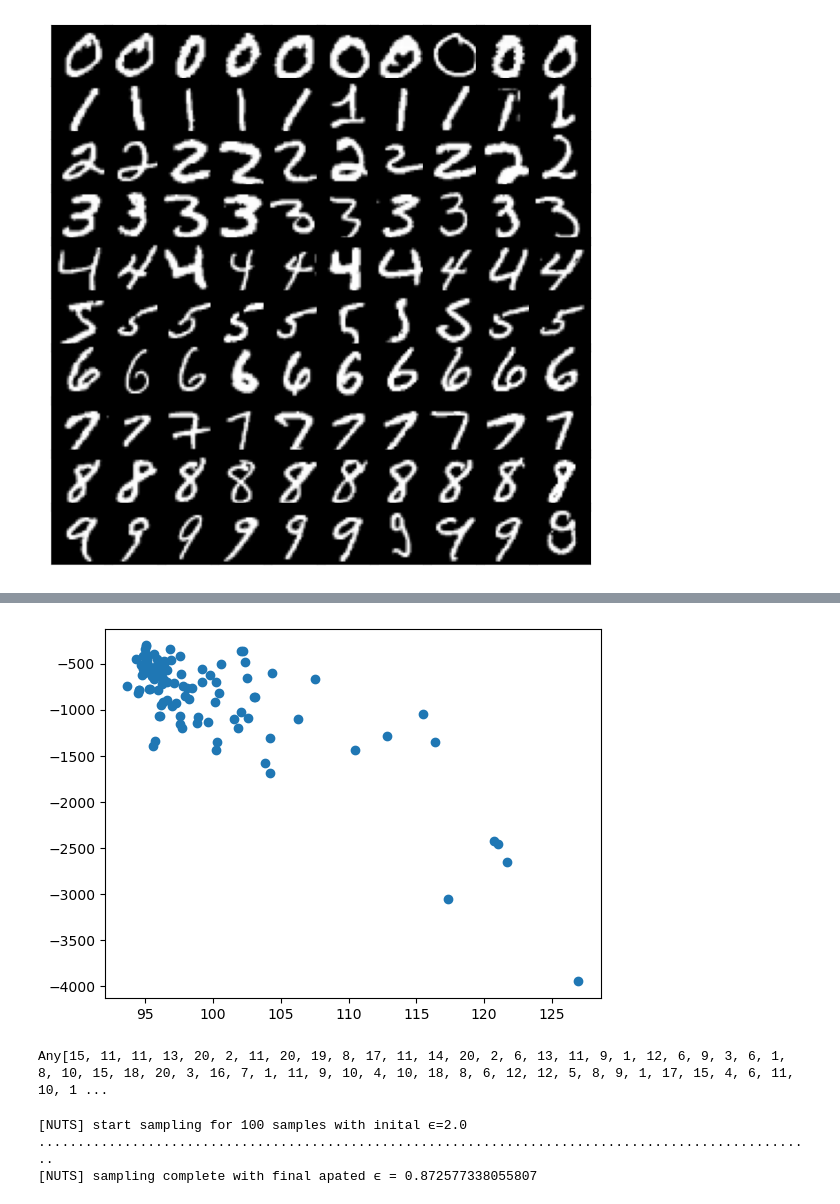
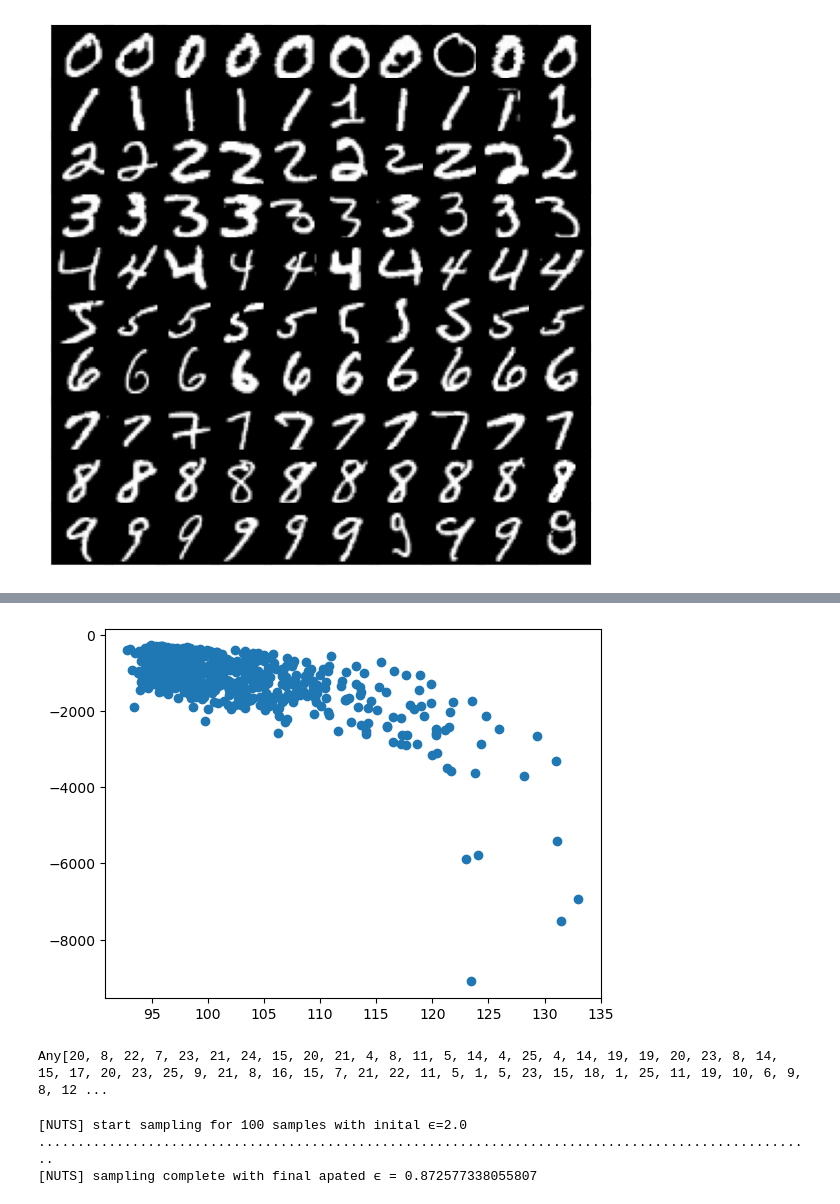
Before and after one commit to jberezow/OptDigits, a Jupyter notebook: Thesis-MNIST.ipynb, the cells around one changed output, grey strips where cells are left out. Cells and saved outputs as stored; diff of their text form; code cells hidden in the pictures.

Commit message:
PCA Plots

```diff
--- a/Thesis-MNIST.ipynb
+++ b/Thesis-MNIST.ipynb
@@ -355,31 +355,31 @@ display(reshape(new_trace2[(:W,2)],new_trace2[(:k,2)],new_trace2[(:k,1)]))
 # %%
 #Test Likelihood
 obs_master = choicemap()::ChoiceMap
 for i=1:length(y)
     obs_master[(:y,i)] = y[i]
 end
 obs = obs_master;
 
 scores = []
 accs = []
 ks = []
-for i = 1:100
+for i = 1:1000
     (trace,) = generate(classifier, (xt,), obs)
     push!(ks,trace[(:k,1)])
     push!(scores,get_score(trace))
     test_labels = G(xt,trace)
     results = label_output(test_labels)
     test_acc = sum([y[i] == results[i] for i=1:length(y)])/length(y)
     test_acc = sum([euclidean(yt[:,j],test_labels[:,j]) for j=1:length(y)])
     push!(accs,test_acc)
 end
 
 scatter(accs,scores)
 #plt.ylim(-2000,0)
 println(ks)
 # %% [output]
-[figure, old version]
+[figure, new version]
-Any[15, 11, 11, 13, 20, 2, 11, 20, 19, 8, 17, 11, 14, 20, 2, 6, 13, 11, 9, 1, 12, 6, 9, 3, 6, 1, 8, 10, 15, 18, 20, 3, 16, 7, 1, 11, 9, 10, 4, 10, 18, 8, 6, 12, 12, 5, 8, 9, 1, 17, 15, 4, 6, 11, 10, 1 ...
+Any[20, 8, 22, 7, 23, 21, 24, 15, 20, 21, 4, 8, 11, 5, 14, 4, 25, 4, 14, 19, 19, 20, 23, 8, 14, 15, 17, 20, 23, 25, 9, 21, 8, 16, 15, 7, 21, 22, 11, 5, 1, 5, 23, 15, 18, 1, 25, 11, 19, 10, 6, 9, 8, 12 ...
 # %%
 include("NUTS.jl")
 (best_trace,) = generate(classifier, (xt,), obs)
```
Also changed, not shown: parts of 19 cells of this notebook, 1 other file.
